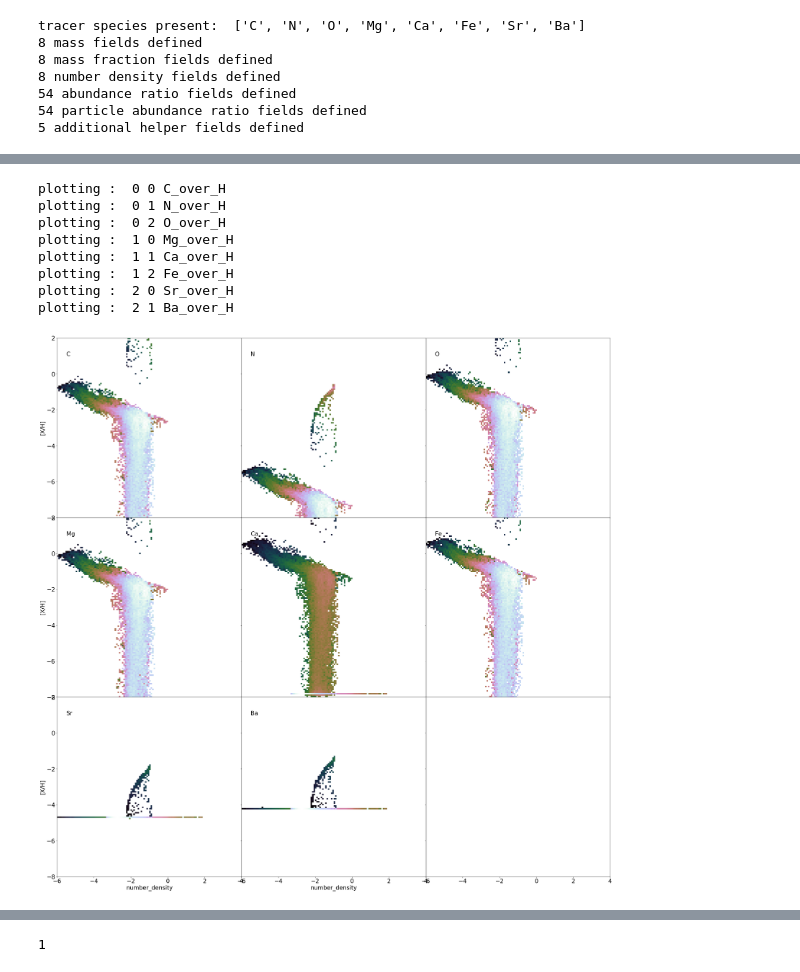
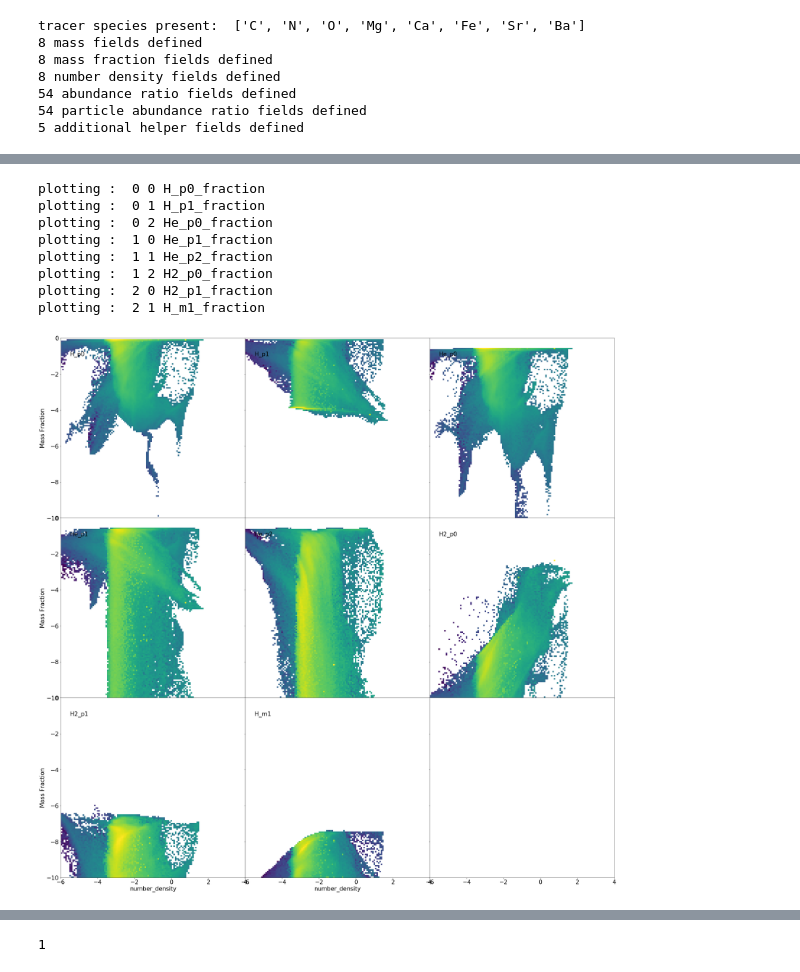
Before and after one commit to aemerick/galaxy_analysis, a Jupyter notebook: cosmology/notebooks/cosmology_inspection_testing.ipynb, the cells around one changed output, grey strips where cells are left out. Cells and saved outputs as stored; diff of their text form; code cells hidden in the pictures.

```diff
--- a/cosmology/notebooks/cosmology_inspection_testing.ipynb
+++ b/cosmology/notebooks/cosmology_inspection_testing.ipynb
@@ -30,7 +114,9 @@ rc('font',size=fsize)
 # %%
-workdir = "/home/aemerick/work/enzo_runs/cosmo_testing/nested/"
+workdir = "/home/aemerick/work/enzo_runs/cosmo_testing/newpsne/"
+#workdir = "/home/aemerick/work/enzo_runs/cosmo_testing/local/"
 # %%
-dsname = "DD0006/DD0006"
+dsname = "DD0017"
+dsname = dsname + '/' + dsname
 
 ds = yt.load(workdir + dsname)
 fg.generate_derived_fields(ds)
@@ -198,19 +545,17 @@ Total Mass Above SF Treshold = 0.000E+00 Msun
 # %%
+    species = ['H_p0','H_p1','He_p0','He_p1','He_p2',
+           'H2_p0','H2_p1','H_m1']
+
     plot_settings()
-
-    species = galutil.species_from_fields(ds.field_list)
 
     extrema = {'number_density' : (1.0E-6,1.0E4)}
     logs    = {'number_density' : True}
 
     units = {('gas','cell_mass') : 'Msun'}
 
-
     for s in species:
-        extrema[s + '_over_H']  = (-8,2)
-        extrema[s + '_over_Fe'] = (-5,5)
-        logs[s+'_over_H']=False
-        logs[s+'_over_Fe']=False
+        extrema[s + '_fraction'] = (1.0E-10,1.0)
+        logs[s + '_fraction']    = True
 
     fs = 12
     nrow = 3
@@ -220,7 +565,6 @@ Total Mass Above SF Treshold = 0.000E+00 Msun
 
     fig.subplots_adjust(wspace=0,hspace=0)
 
-    denom_element = 'H'
     xfield = 'number_density'
     zfield = ('gas','cell_mass')
 
@@ -242,14 +586,9 @@ Total Mass Above SF Treshold = 0.000E+00 Msun
     for s in species:
         axindex = (axi,axj)
 
-        yfield = s + '_over_' + denom_element
+        yfield = s + '_fraction'
 
-        if np.size(yfield) > 1:
-            yfield_label = yfield[1]
-        elif '_over_' in yfield:
-            yfield_label = "[X/" + denom_element + "]"
-        else:
-            yfield_label = yfield
+        yfield_label = 'Mass Fraction'
 
         print("plotting : ",axi,axj, yfield)
         prof = yt.create_profile(ds.all_data(), [xfield, yfield],
@@ -267,40 +606,40 @@ Total Mass Above SF Treshold = 0.000E+00 Msun
         else:
             xextent = 1.0 * np.array(extrema[xfield])
 
         if logs[yfield]:
             yextent = np.log10( extrema[yfield])
         else:
             yextent = 1.0 * np.array(extrema[yfield])
 
 
         ax[axindex].imshow(zvals.T, origin='lower', norm = LogNorm(), aspect='auto',
                                     extent  = (xextent[0],xextent[1],yextent[0],yextent[1]))
 
         xytext = (0.05,0.9)
         ax[axindex].annotate(s,
                              xy=xytext, xycoords='axes fraction',
                              xytext=xytext, textcoords='axes fraction'
                              )
 
         if axj == 0:
             ax[axindex].set_ylabel(yfield_label)
 
         if axi == nrow - 1:
             ax[axindex].set_xlabel(xfield_label)
 
         axj = axj + 1
         if axj >= 3:
             axj = 0
             axi = axi + 1
 
-    fig.savefig(workdir + dsname.split('/')[0] + '_X_over_H_phase_panel.png')
+    fig.savefig(workdir + dsname.split('/')[0] + '_species_mass_fractions_phase_panel.png')
 # %% [output]
-plotting :  0 0 C_over_H
-plotting :  0 1 N_over_H
-plotting :  0 2 O_over_H
-plotting :  1 0 Mg_over_H
-plotting :  1 1 Ca_over_H
-plotting :  1 2 Fe_over_H
-plotting :  2 0 Sr_over_H
-plotting :  2 1 Ba_over_H
+plotting :  0 0 H_p0_fraction
+plotting :  0 1 H_p1_fraction
+plotting :  0 2 He_p0_fraction
+plotting :  1 0 He_p1_fraction
+plotting :  1 1 He_p2_fraction
+plotting :  1 2 H2_p0_fraction
+plotting :  2 0 H2_p1_fraction
+plotting :  2 1 H_m1_fraction
-[figure, old version]
+[figure, new version]
```
Also changed, not shown: parts of 21 cells of this notebook, 1 other file.
